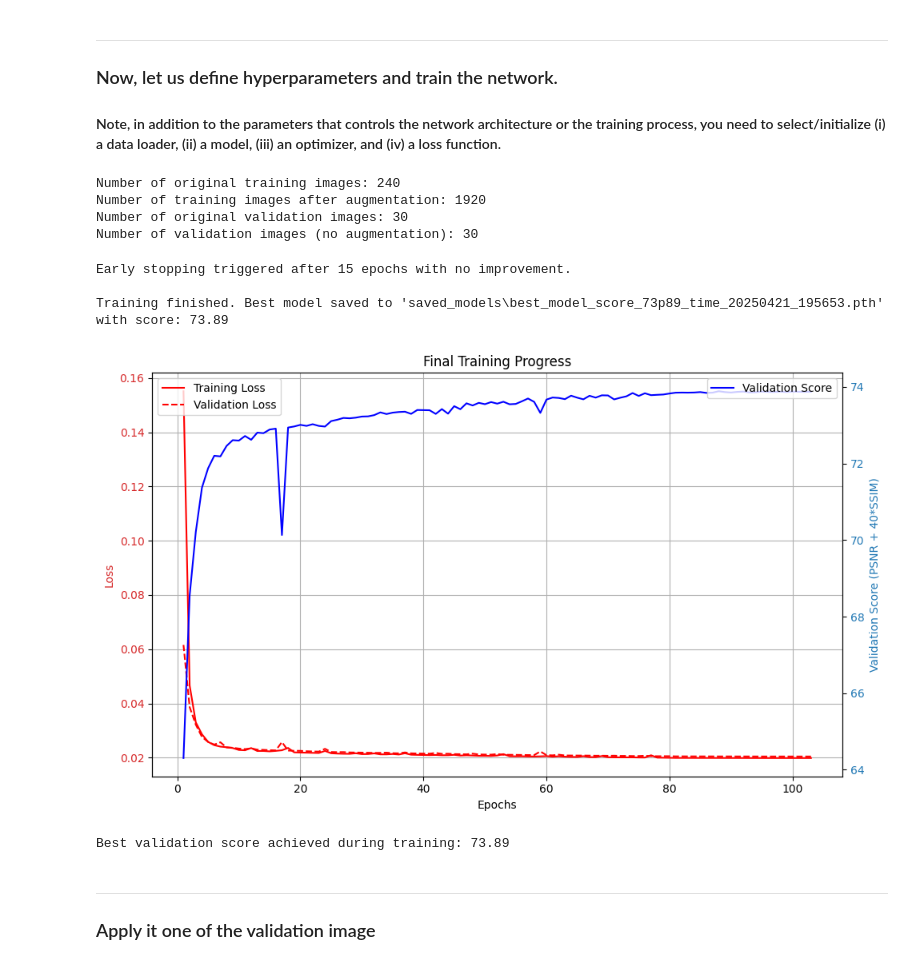
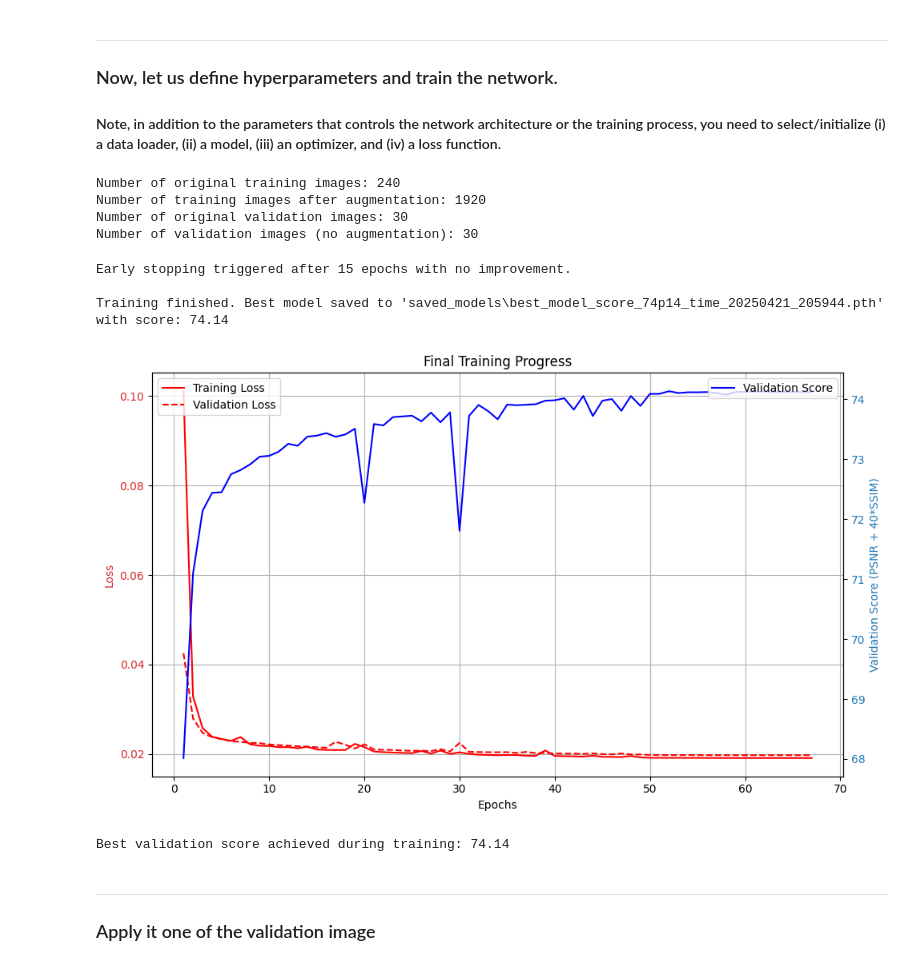
Before and after one commit to kangaaroob/BME5710-FinalProject, a Jupyter notebook: base.ipynb, the cells around one changed output. Saved outputs shown, nothing was run; the diff lists cells and outputs as text; code cells hidden in the pictures.

```diff
--- a/base.ipynb
+++ b/base.ipynb
@@ -401,7 +396,7 @@ ___
 #### Note, in addition to the parameters that controls the network architecture or the training process, you need to select/initialize (i) a data loader, (ii) a model, (iii) an optimizer, and (iv) a loss function.
 # %%
 # --- Hyperparameters ---
-batch_size = 10
+batch_size = 8
 lr = 1e-4
 num_epoch = 200
 patience_early_stopping = 15
@@ -435,36 +430,36 @@ criterion = CombinedLoss(alpha=loss_alpha, beta=loss_beta, device=device).to(dev
 # Learning Rate Scheduler
 scheduler = ReduceLROnPlateau(
     opt,
     mode='max',
     factor=scheduler_factor,
     patience=scheduler_patience
 )
 
 # --- Train the model ---
 best_score = train_model(
     model=model,
     opt=opt,
     criterion=criterion,
     scheduler=scheduler,
     train_loader=train_loader,
     val_loader=val_loader,
     num_epoch=num_epoch,
     patience=patience_early_stopping,
     device=device,
     save_dir=save_dir
 )
 
 print(f"\nBest validation score achieved during training: {best_score:.2f}")
 # %% [output]
 Number of original training images: 240
 Number of training images after augmentation: 1920
 Number of original validation images: 30
 Number of validation images (no augmentation): 30
 Early stopping triggered after 15 epochs with no improvement.
 
-Training finished. Best model saved to 'saved_models\best_model_score_73p89_time_20250421_195653.pth' with score: 73.89
+Training finished. Best model saved to 'saved_models\best_model_score_74p14_time_20250421_205944.pth' with score: 74.14
-[figure, old version]
+[figure, new version]
-Best validation score achieved during training: 73.89
+Best validation score achieved during training: 74.14
 # %% [markdown]
 ___
 ### Apply it one of the validation image
```
Also changed, not shown: parts of 2 cells of this notebook, 1 other file.
